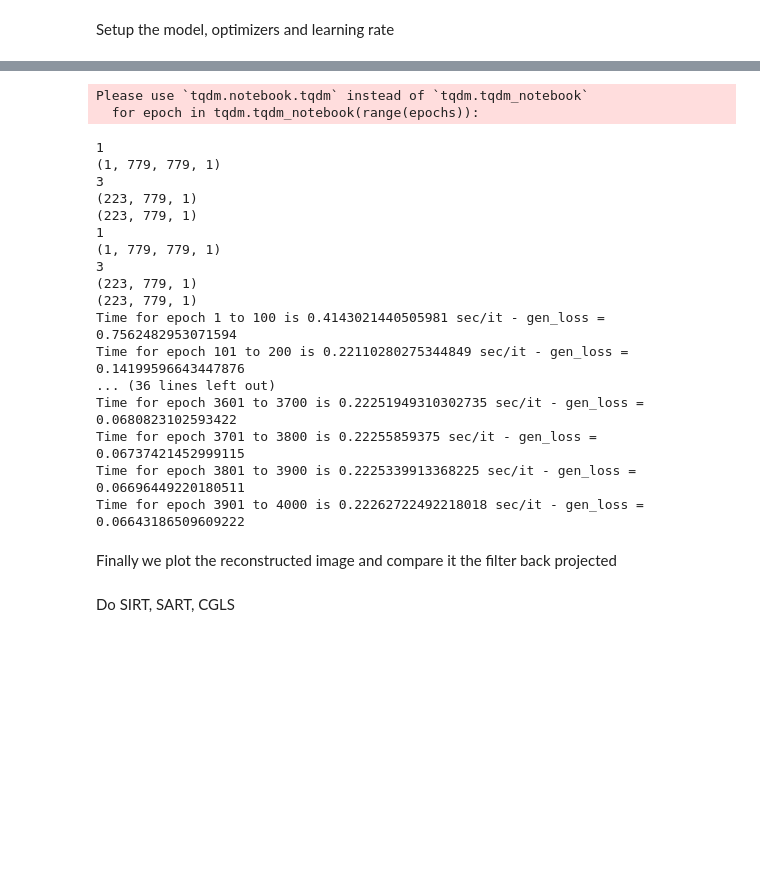
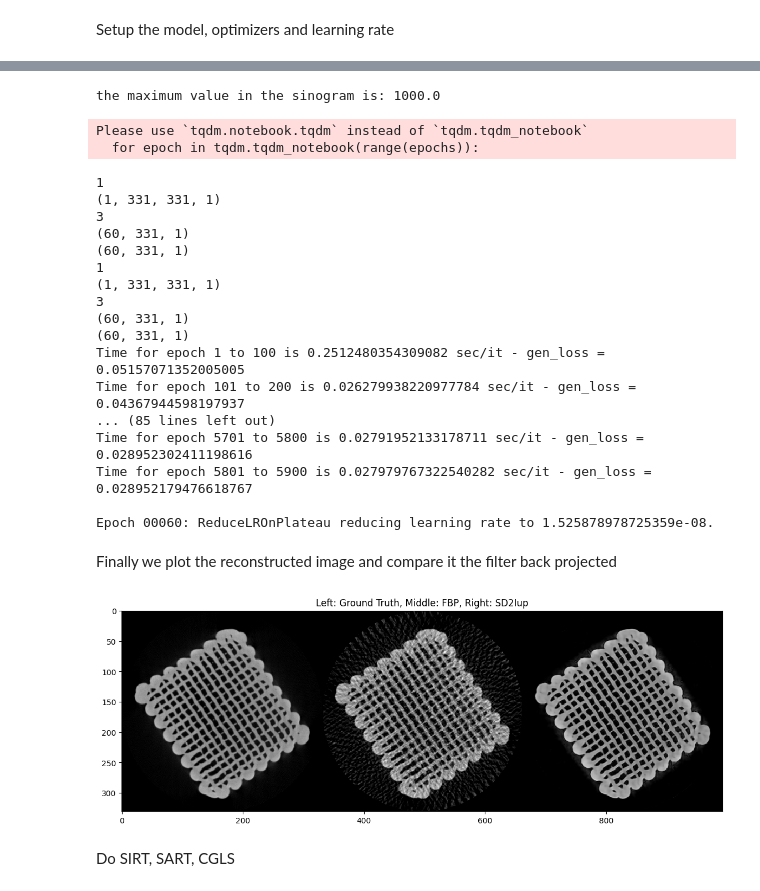
Before and after one commit to robindong3/SD2I, a Jupyter notebook: example/SD2I_experiment_photocatalyst.ipynb, the cells around one changed output, grey strips where cells are left out. Cells and saved outputs as stored; diff of their text form; code cells hidden in the pictures; blank space fills up the shorter version.

```diff
--- a/example/SD2I_experiment_photocatalyst.ipynb
+++ b/example/SD2I_experiment_photocatalyst.ipynb
@@ -487,11 +487,13 @@ Non-trainable params: 0
 _________________________________________________________________
 # %%
 max_point = np.max(sino)
-
+print('the maximum value in the sinogram is:', max_point)
 def ssim_mae_loss(y_true, y_pred):
-    return((1-0.99)*tf.reduce_mean(tf.keras.losses.MAE(y_pred, y_true)) + 0.99*(1 - tf.reduce_mean(tf.image.ssim(y_pred, y_true, max_point))))
+    return((1-0.999)*tf.reduce_mean(tf.keras.losses.MAE(y_pred, y_true)) + 0.999*(1 - tf.reduce_mean(tf.image.ssim(y_pred, y_true, max_point))))
+# %% [output]
+the maximum value in the sinogram is: 1000.0
 # %%
-epochs = 10000
+epochs = 6000
 save_interval = 100
 
 chemct_tf = tf.cast(pattern_input, 'float32')
@@ -525,43 +527,39 @@ for epoch in tqdm.tqdm_notebook(range(epochs)):
 Please use `tqdm.notebook.tqdm` instead of `tqdm.tqdm_notebook`
   for epoch in tqdm.tqdm_notebook(range(epochs)):
 1
-(1, 779, 779, 1)
+(1, 331, 331, 1)
 3
-(223, 779, 1)
-(223, 779, 1)
+(60, 331, 1)
+(60, 331, 1)
 1
-(1, 779, 779, 1)
+(1, 331, 331, 1)
 3
-(223, 779, 1)
-(223, 779, 1)
-Time for epoch 1 to 100 is 0.4143021440505981 sec/it - gen_loss = 0.7562482953071594
-Time for epoch 101 to 200 is 0.22110280275344849 sec/it - gen_loss = 0.14199596643447876
-... (36 lines left out)
-Time for epoch 3601 to 3700 is 0.22251949310302735 sec/it - gen_loss = 0.0680823102593422
-Time for epoch 3701 to 3800 is 0.22255859375 sec/it - gen_loss = 0.06737421452999115
-Time for epoch 3801 to 3900 is 0.2225339913368225 sec/it - gen_loss = 0.06696449220180511
-Time for epoch 3901 to 4000 is 0.22262722492218018 sec/it - gen_loss = 0.06643186509609222
+(60, 331, 1)
+(60, 331, 1)
+Time for epoch 1 to 100 is 0.2512480354309082 sec/it - gen_loss = 0.05157071352005005
+Time for epoch 101 to 200 is 0.026279938220977784 sec/it - gen_loss = 0.04367944598197937
+... (85 lines left out)
+Time for epoch 5701 to 5800 is 0.02791952133178711 sec/it - gen_loss = 0.028952302411198616
+Time for epoch 5801 to 5900 is 0.027979767322540282 sec/it - gen_loss = 0.028952179476618767
+
+Epoch 00060: ReduceLROnPlateau reducing learning rate to 1.525878978725359e-08.
 # %% [markdown]
 Finally we plot the reconstructed image and compare it the filter back projected
 # %%
 generated_img = generator(input_number)
 generated_img = tf.abs(generated_img)
 # generated_img = tf.nn.relu(generated_img)
 generated_img = np.array(generated_img)
 generated_img = generated_img[0,:,:,0] * mask
 generated_img = relufunc(generated_img)
 
 plt.figure(1, figsize=(14,14));plt.clf()
 plt.imshow(np.concatenate((fbp_full, fbp, generated_img[:,:]), axis=1), cmap='gray', interpolation = 'none')
 # plt.clim(0, 1)
 plt.title('Left: Ground Truth, Middle: FBP, Right: {}'.format(method))
 plt.show()
-
-plt.figure(1, figsize=(14,14));plt.clf()
-plt.imshow(np.concatenate((fbp_full[100:200,400:500], fbp[100:200,400:500], generated_img[100:200,400:500]), axis=1), cmap='gray', interpolation = 'none')
-# plt.clim(0, 1)
-plt.title('Left: Ground Truth, Middle: FBP, Right: {}'.format(method))
-plt.show()
+# %% [output]
+[figure, added]
 # %% [markdown]
 Do SIRT, SART, CGLS
 # %%
```
Also changed, not shown: parts of 14 cells of this notebook.
